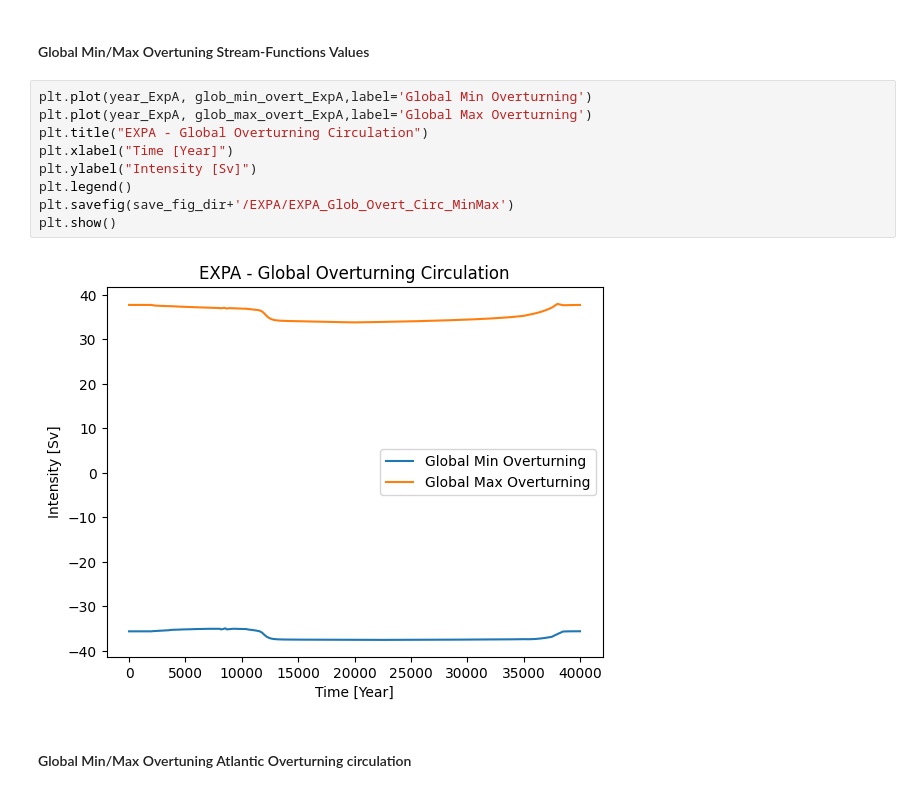
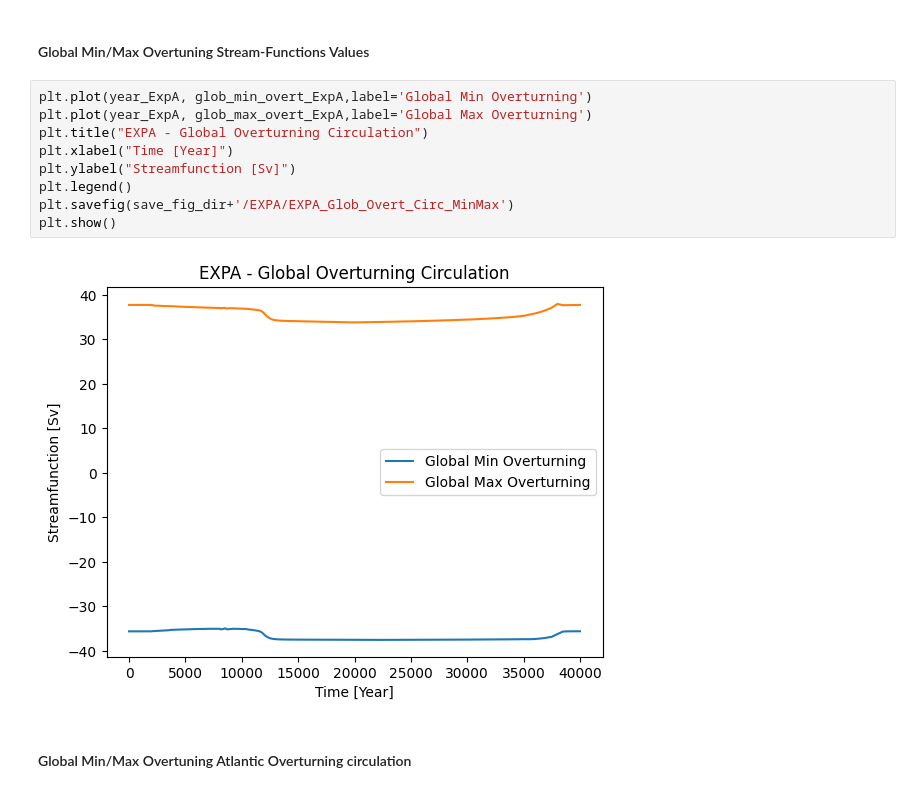
Before and after one commit to AmauryLaridon/LPHYS2299-Master-s-Thesis, a Jupyter notebook: cGenie Simulations/cGenie_exp_analysis.ipynb, the cells around one changed output. Drawn from its saved outputs; the diff is of its cells as text.

```diff
--- a/cGenie Simulations/cGenie_exp_analysis.ipynb
+++ b/cGenie Simulations/cGenie_exp_analysis.ipynb
@@ -207,14 +263,14 @@ plt.show()
 # %%
 plt.plot(year_ExpA, glob_min_overt_ExpA,label='Global Min Overturning')
 plt.plot(year_ExpA, glob_max_overt_ExpA,label='Global Max Overturning')
 plt.title("EXPA - Global Overturning Circulation")
 plt.xlabel("Time [Year]")
-plt.ylabel("Intensity [Sv]")
+plt.ylabel("Streamfunction [Sv]")
 plt.legend()
 plt.savefig(save_fig_dir+'/EXPA/EXPA_Glob_Overt_Circ_MinMax')
 plt.show()
 # %% [output]
-[figure, old version]
+[figure, new version]
 # %% [markdown]
 #### Global Min/Max Overtuning Atlantic Overturning circulation
 # %%
```
Also changed, not shown: parts of 21 cells of this notebook, 14 other files.
